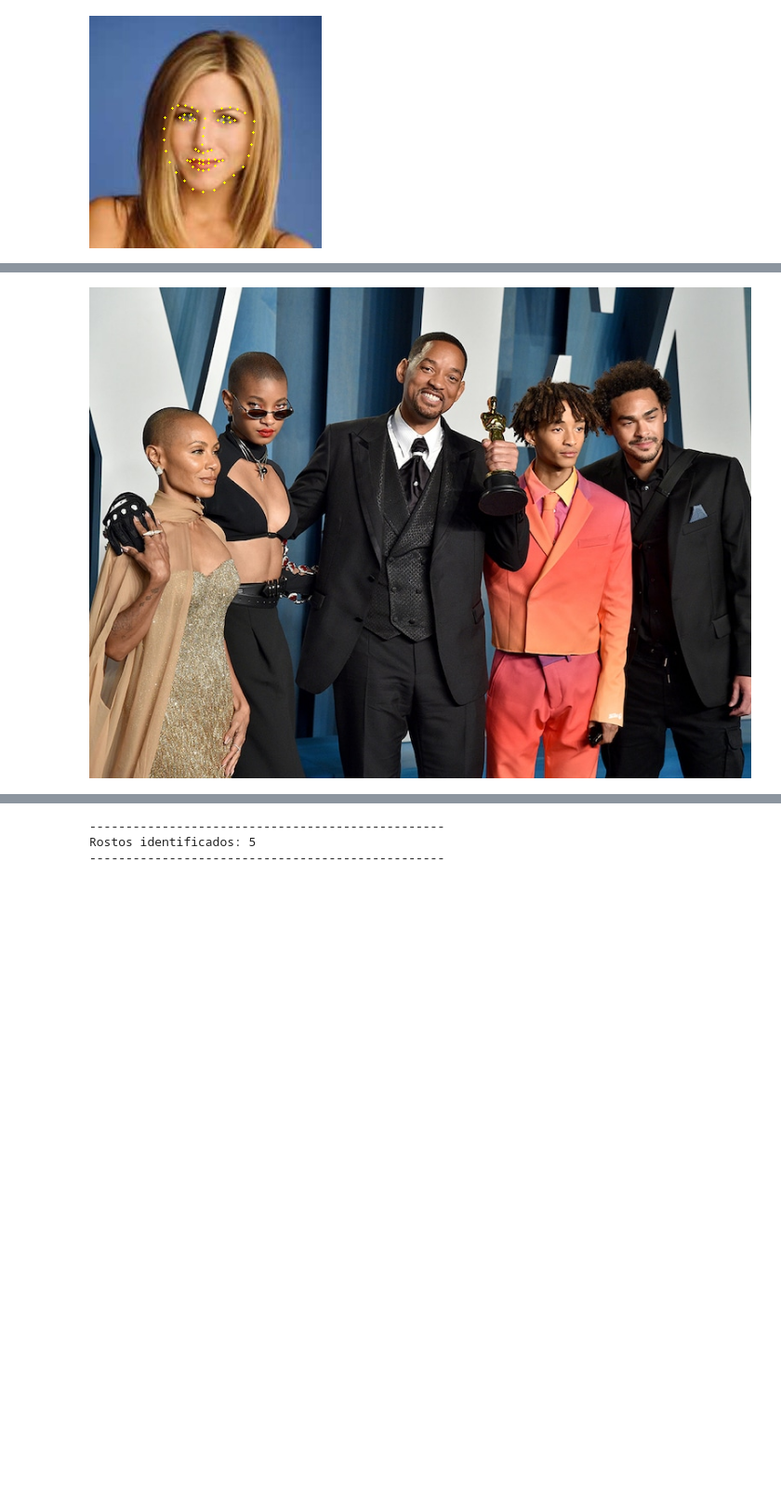
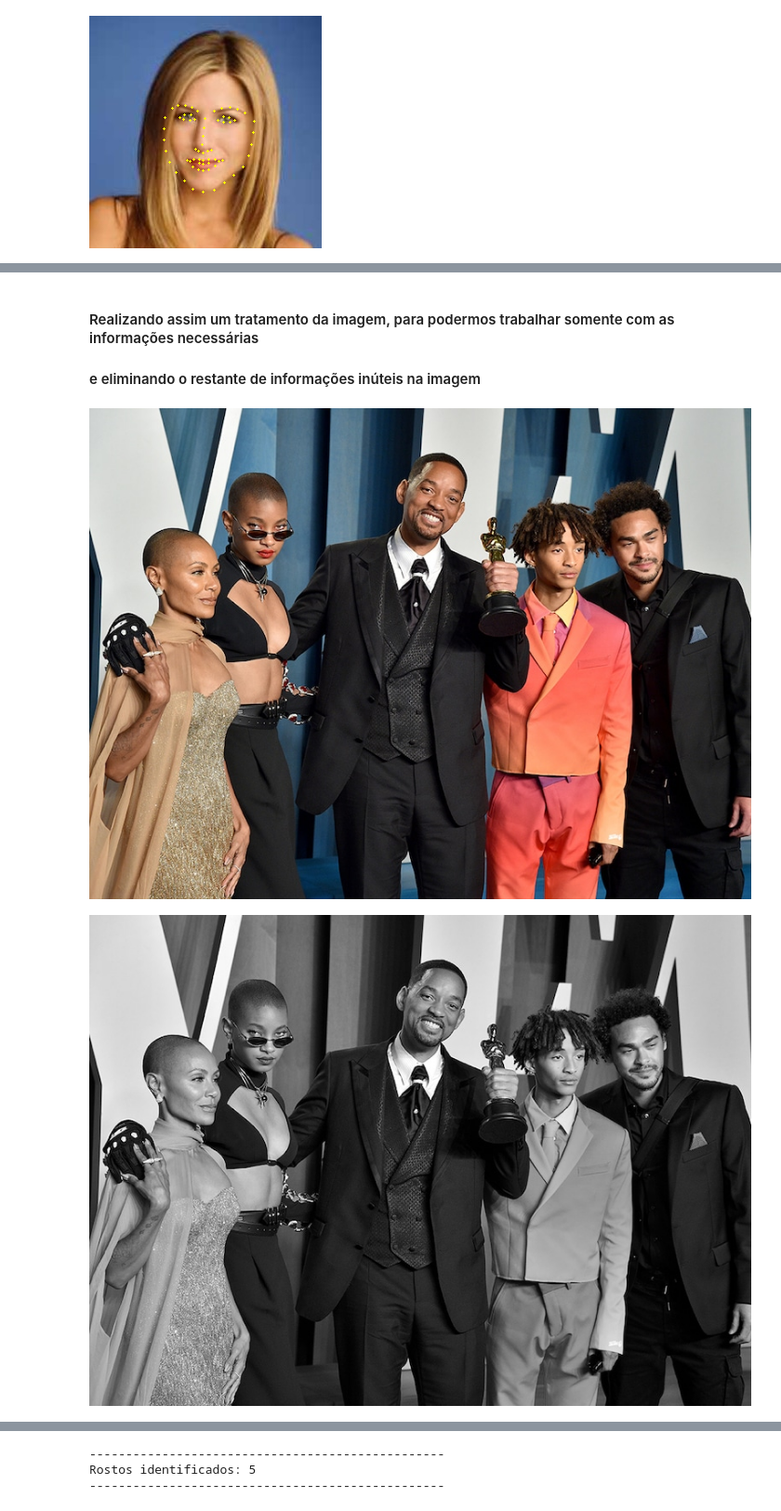
Before and after one commit to GabrielSaliba/face_recognition_notebook, a Jupyter notebook: prototipo_v1.ipynb, the cells around one changed output, grey strips where cells are left out. Shown at 93% size. Saved outputs shown, nothing was run; the diff lists cells and outputs as text; code cells hidden in the pictures; blank space fills up the shorter version.

```diff
--- a/prototipo_v1.ipynb
+++ b/prototipo_v1.ipynb
@@ -79,8 +89,13 @@ display(image)
+# %% [markdown]
+#### Realizando assim um tratamento da imagem, para podermos trabalhar somente com as informações necessárias
+#### e eliminando o restante de informações inúteis na imagem
 # %%
 image_name = "family.jpg"
 image = cv2.imread(f"{path}/images/{image_name}")
 image = cv2.cvtColor(image, cv2.COLOR_BGR2RGB)
 display(Image.fromarray(image))
 image_gray = cv2.cvtColor(image, cv2.COLOR_RGB2GRAY)
+display(Image.fromarray(image_gray))
 # %% [output]
 [figure]
+[figure, added]
```
Also changed, not shown: parts of 7 cells of this notebook.
